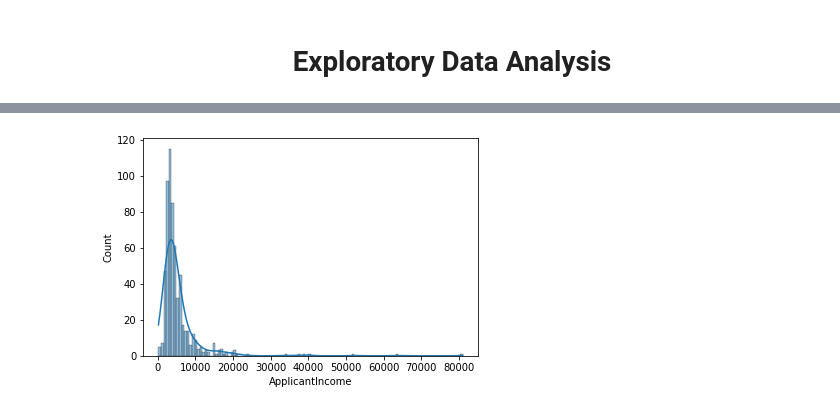
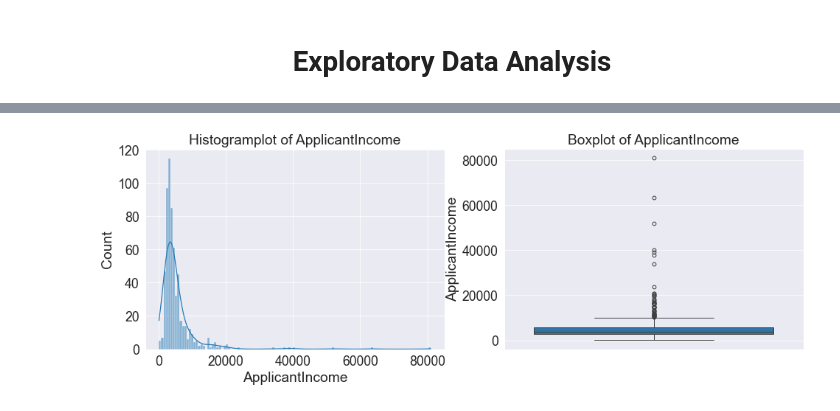
Before and after one commit to Muhammad-Sheraz-ds/Loan-Status-Prediction, a Jupyter notebook: Loan-Eligibility-Prediction.ipynb, the cells around one changed output, grey strips where cells are left out. Cells and saved outputs as stored; diff of their text form; code cells hidden in the pictures.

Commit message:
Graph code updated

```diff
--- a/Loan-Eligibility-Prediction.ipynb
+++ b/Loan-Eligibility-Prediction.ipynb
@@ -93,6 +88,10 @@ df.head()
 | 2 | Male | Yes | 0 | Graduate | Yes | 3000 | 0.0 | ... |
 | 3 | Male | Yes | 0 | Not Graduate | No | 2583 | 2358.0 | ... |
 | 4 | Male | No | 0 | Graduate | No | 6000 | 0.0 | ... |
+# %%
+sns.set_context('paper', font_scale = 2)
+sns.set_style('darkgrid')
+plt.rcParams['figure.figsize'] = (10, 6)
 # %% [markdown]
 ### Separate out Categorical and Numerical Features
 # %%
@@ -131,0 +129,2 @@ cat_df.sample(5)
+# %%
+df['Loan_Status'] = df['Loan_Status'].apply(lambda x: 'Yes' if x == 'Y' else 'No')
@@ -131,0 +163,3 @@ cat_df.sample(5)
+# %%
+df['Dependents'].fillna('0',inplace=True)
+df['Dependents'].isnull().sum()
@@ -132,4 +186,9 @@ cat_df.sample(5)
 # %%
-sns.histplot(df['ApplicantIncome'],kde=True);
+fig = plt.figure(figsize=(16,5))
+(ax1,ax2) = fig.subplots(1,2)
+sns.histplot(df['ApplicantIncome'],kde=True,ax=ax1)
+ax1.set_title('Histogramplot of ApplicantIncome')
+sns.boxplot(df['ApplicantIncome'],ax=ax2)
+ax2.set_title('Boxplot of ApplicantIncome');
 # %% [output]
-[figure, old version]
+[figure, new version]
```
Also changed, not shown: parts of 36 cells of this notebook.
